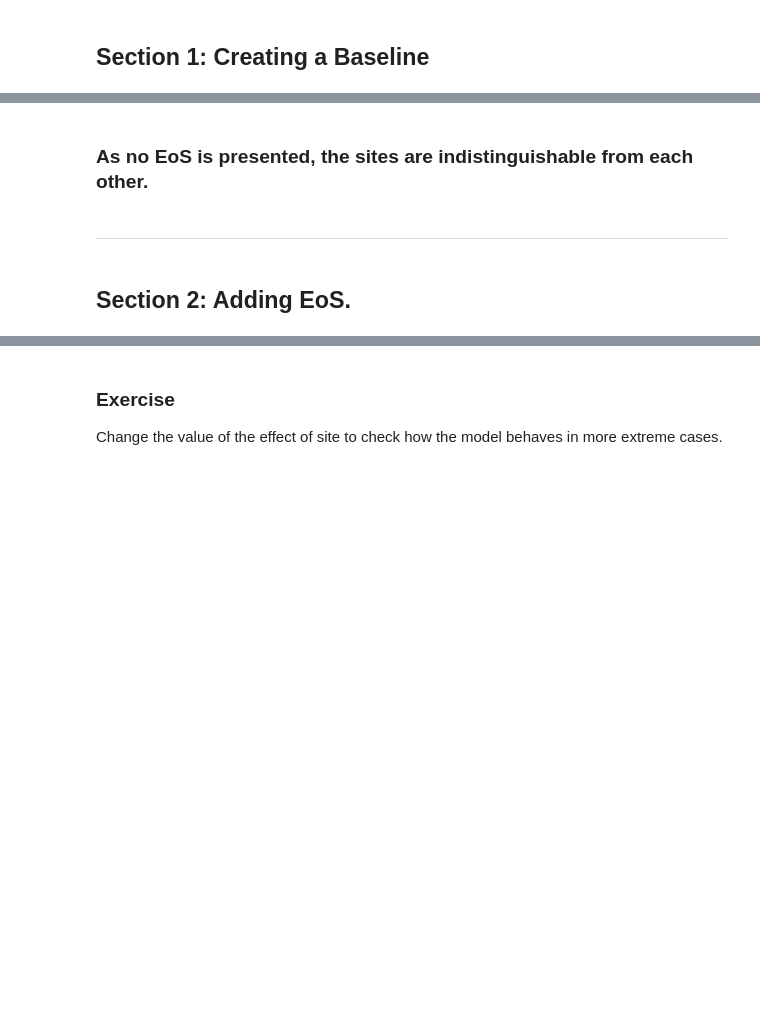
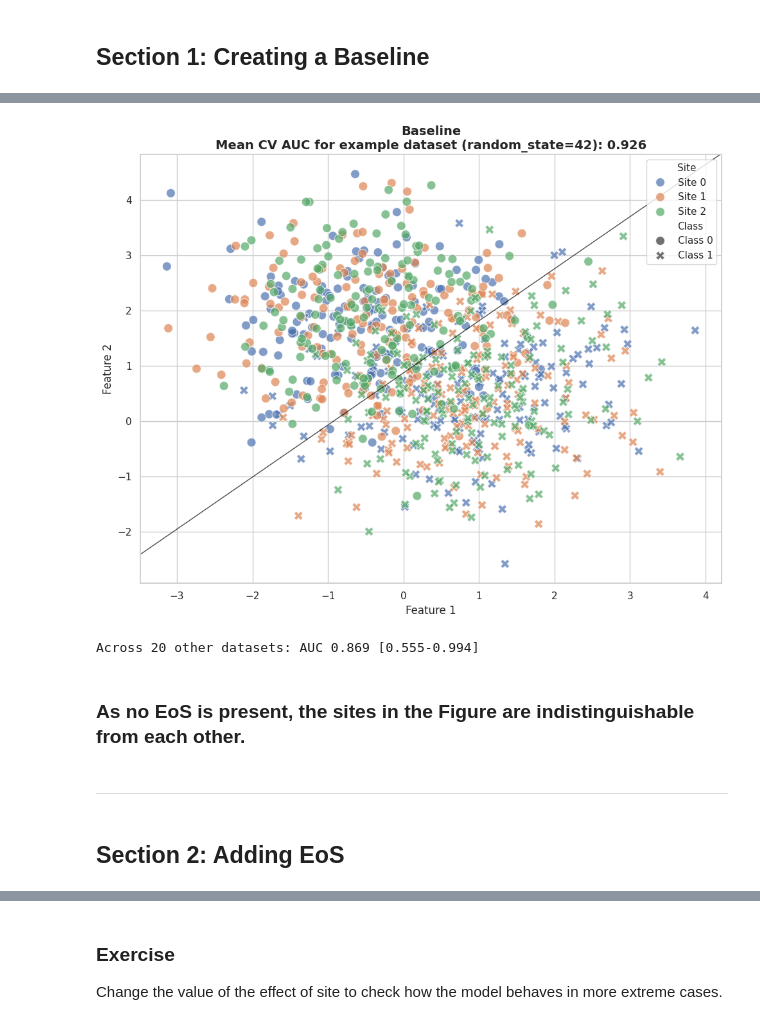
Before and after one commit to N-Nieto/OHBM2026_Educational_course_harmonization, a Jupyter notebook: notebooks/block03/B3_N2_EoS_in_ML.ipynb, the cells around one changed output, grey strips where cells are left out. Drawn from its saved outputs; the diff is of its cells as text; code cells hidden in the pictures; blank space fills up the shorter version.

Commit message:
update B3_N2 to run several seeds and improve solutions

```diff
--- a/notebooks/block03/B3_N2_EoS_in_ML.ipynb
+++ b/notebooks/block03/B3_N2_EoS_in_ML.ipynb
@@ -17,28 +23,21 @@ In these exercises, we will play with this 3 main factors, aiming to showcase th
 # %%
 # Imports
-import matplotlib.pyplot as plt
-import pandas as pd
-import seaborn as sns
-
+from block03_utils.B3_utils import run_classification_scenario, summarize_seed_results
 from sklearn.linear_model import LogisticRegression
-from sklearn.model_selection import StratifiedKFold, cross_val_score
-
-from uniharmony import verbosity
-from uniharmony.datasets import make_multisite_classification
-from uniharmony.plot import plot_decision_boundary_2d
-
-# Set uniharmony verbosity to warnings to avoid unnecessary messages.
-verbosity("warning")
-
-sns.set_theme(style="whitegrid")
+from sklearn.model_selection import StratifiedKFold
 
 # For all our experiments, we will use LogisticRegression as classification model.
 clf = LogisticRegression()
-# For reproducibility
+# For reproducibility: one seed for the whole notebook.
 random_state = 42
 # For all our experiments, we will use a Stratified K-fold with 10 folds.
 # The stratification makes all classes (target) equally represented in all our folds.
 cv = StratifiedKFold(n_splits=10, shuffle=True, random_state=random_state)
+
+# Number of subjects in every scenario (300 per site)
+n_samples = 900
+# Number of extra random datasets used to check how robust the results are
+n_seeds = 20
 # %% [markdown]
 ## Section 1: Creating a Baseline
 # %% [markdown]
@@ -107,7 +52,32 @@ plot_decision_boundary_2d(ax, clf)
+# %%
+# True signal
+signal_strength = 2
+# Effect of site
+site_effect_strength = 0
+# Each inner list is [proportion of Class 0, proportion of Class 1] for one site.
+# Site 0: balanced (50% Class 0 / 50% Class 1) · Site 1: balanced · Site 2: balanced
+balance_per_site = [[0.5, 0.5], [0.5, 0.5], [0.5, 0.5]]
+
+# Under the hood, this function get the plot for one seed and returns the results obtained with the 20 seeds.
+results_baseline = run_classification_scenario(
+    title="Baseline",
+    clf=clf,
+    n_samples=n_samples,
+    cv=cv,
+    random_state=random_state,
+    n_seeds=n_seeds,
+    signal_strength=signal_strength,
+    site_effect_strength=site_effect_strength,
+    site_effect_type="location",
+    balance_per_site=balance_per_site,
+)
+# %% [output]
+[figure, added]
+Across 20 other datasets: AUC 0.869 [0.555-0.994]
 # %% [markdown]
-### As no EoS is presented, the sites are indistinguishable from each other.
+### As no EoS is present, the sites in the Figure are indistinguishable from each other.
 # %% [markdown]
 ---
 # %% [markdown]
-## Section 2: Adding EoS.
+## Section 2: Adding EoS
 # %% [markdown]
```
Also changed, not shown: parts of 30 cells of this notebook, 2 other files.
